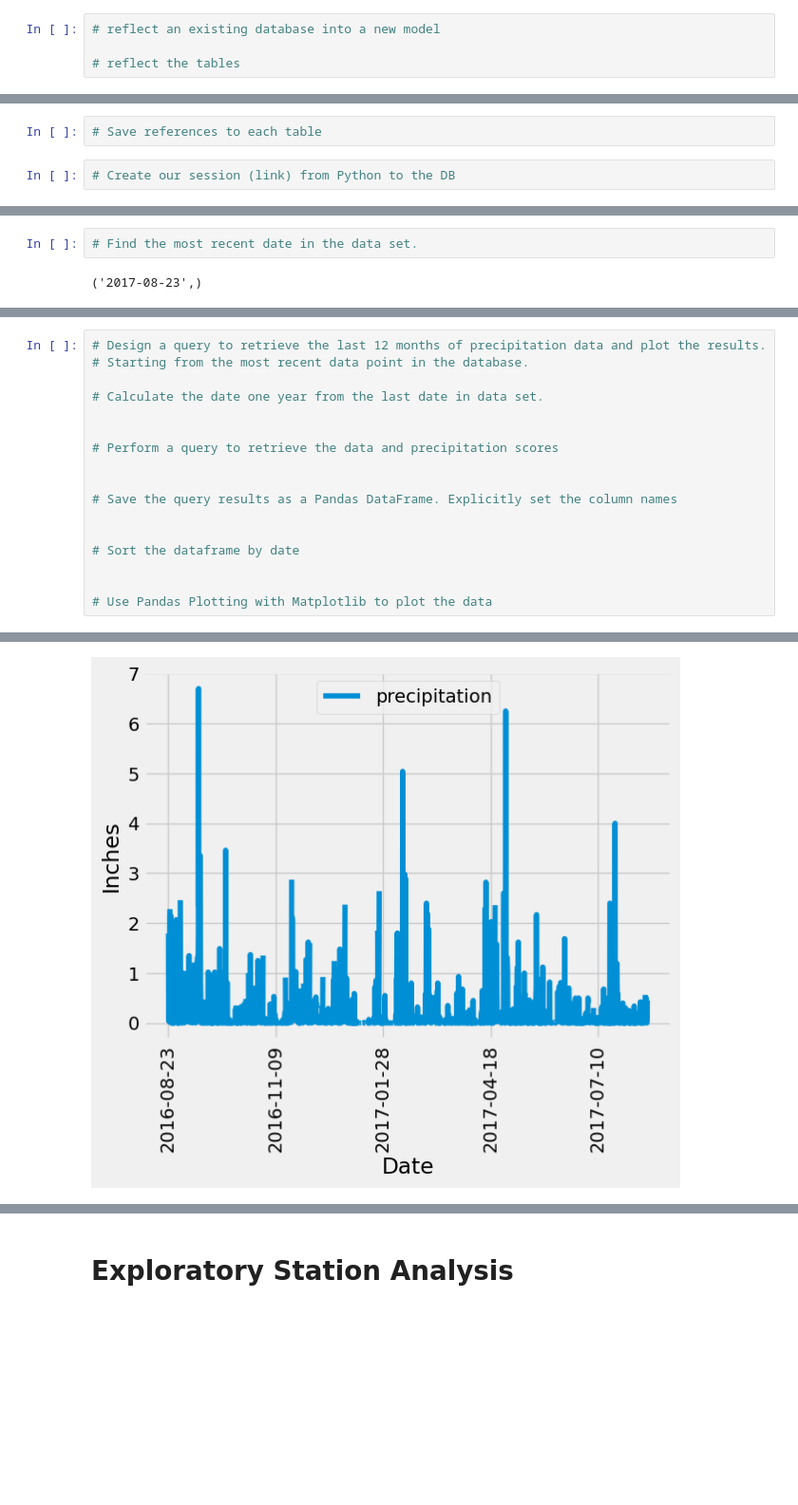
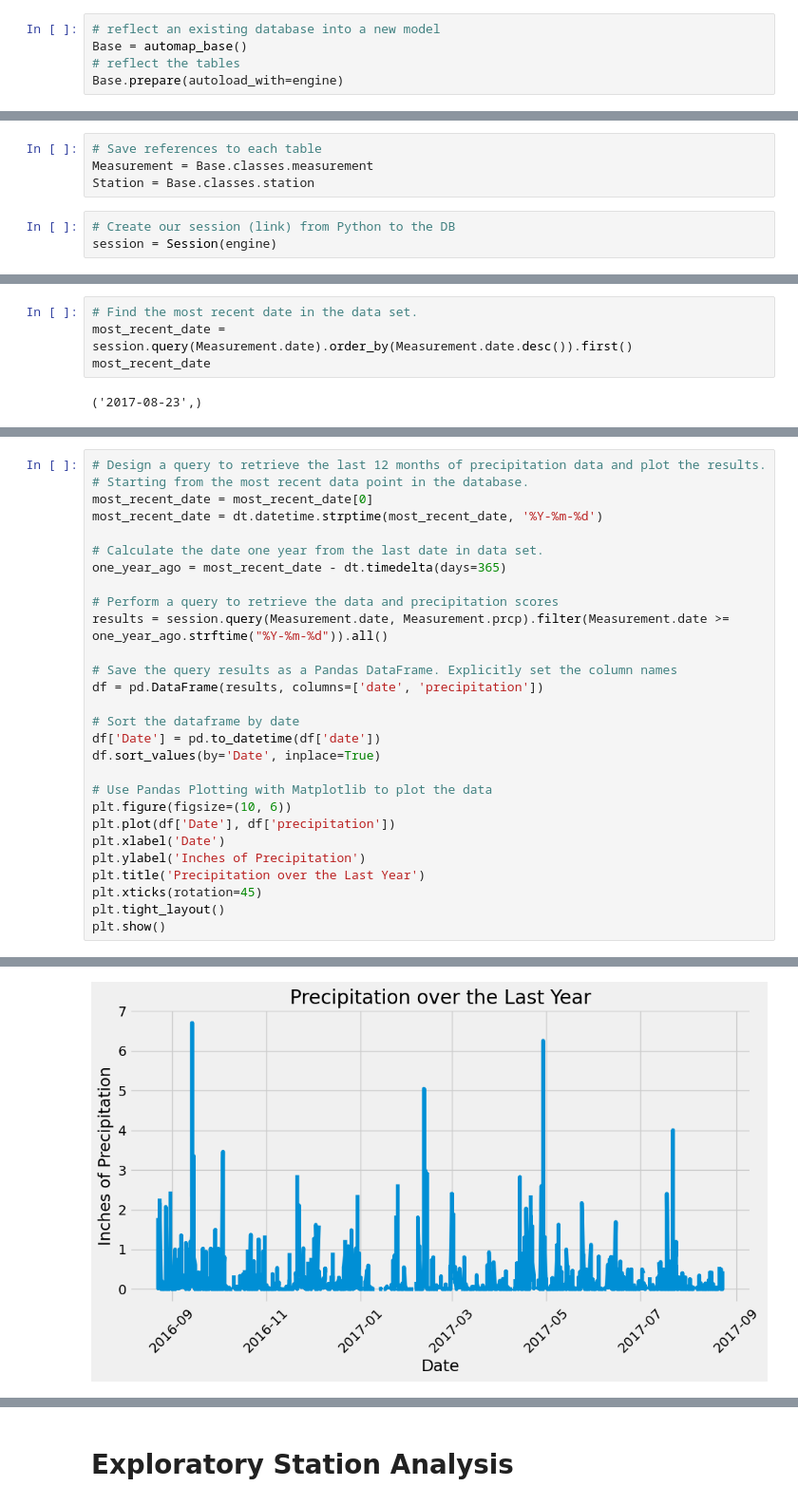
Before and after one commit to mctrashmoney/sqlalchemy-challenge, a Jupyter notebook: SurfsUp/climate_starter.ipynb, the cells around one changed output, grey strips where cells are left out. Shown: that part at 95% size. Cells and saved outputs as stored; diff of their text form; blank space fills up the shorter version.

```diff
--- a/SurfsUp/climate_starter.ipynb
+++ b/SurfsUp/climate_starter.ipynb
@@ -20,7 +20,8 @@ from sqlalchemy import create_engine, func
 engine = create_engine("sqlite:///Resources/hawaii.sqlite")
 # %%
 # reflect an existing database into a new model
-
+Base = automap_base()
 # reflect the tables
+Base.prepare(autoload_with=engine)
 # %%
 # View all of the classes that automap found
@@ -28,11 +30,16 @@ engine = create_engine("sqlite:///Resources/hawaii.sqlite")
 ['measurement', 'station']
 # %%
 # Save references to each table
+Measurement = Base.classes.measurement
+Station = Base.classes.station
 # %%
 # Create our session (link) from Python to the DB
+session = Session(engine)
 # %% [markdown]
 # Exploratory Precipitation Analysis
 # %%
 # Find the most recent date in the data set.
+most_recent_date = session.query(Measurement.date).order_by(Measurement.date.desc()).first()
+most_recent_date
 # %% [output]
 ('2017-08-23',)
@@ -39,18 +53,29 @@ engine = create_engine("sqlite:///Resources/hawaii.sqlite")
 # %%
 # Design a query to retrieve the last 12 months of precipitation data and plot the results.
 # Starting from the most recent data point in the database.
+most_recent_date = most_recent_date[0]
+most_recent_date = dt.datetime.strptime(most_recent_date, '%Y-%m-%d')
 
 # Calculate the date one year from the last date in data set.
-
+one_year_ago = most_recent_date - dt.timedelta(days=365)
 
 # Perform a query to retrieve the data and precipitation scores
-
+results = session.query(Measurement.date, Measurement.prcp).filter(Measurement.date >= one_year_ago.strftime("%Y-%m-%d")).all()
 
 # Save the query results as a Pandas DataFrame. Explicitly set the column names
-
+df = pd.DataFrame(results, columns=['date', 'precipitation'])
 
 # Sort the dataframe by date
-
+df['Date'] = pd.to_datetime(df['date'])
+df.sort_values(by='Date', inplace=True)
 
 # Use Pandas Plotting with Matplotlib to plot the data
+plt.figure(figsize=(10, 6))
+plt.plot(df['Date'], df['precipitation'])
+plt.xlabel('Date')
+plt.ylabel('Inches of Precipitation')
+plt.title('Precipitation over the Last Year')
+plt.xticks(rotation=45)
+plt.tight_layout()
+plt.show()
 # %% [output]
@@ -58,3 +82,3 @@ Text(0, 0.5, 'Inches')
-[figure, old version]
+[figure, new version]
 # %%
 # Use Pandas to calculate the summary statistics for the precipitation data
```
Also changed, not shown: parts of 11 cells of this notebook, 2 other files.
